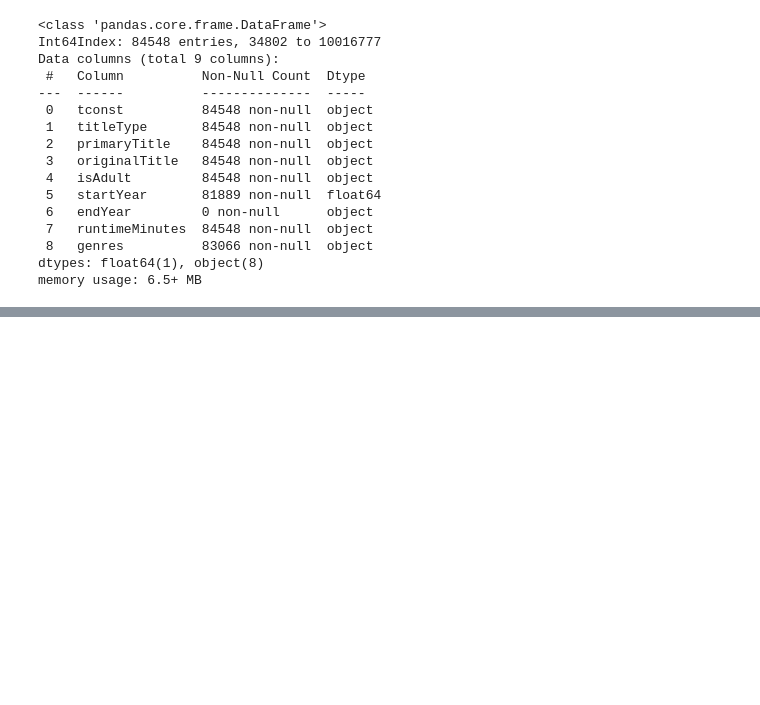
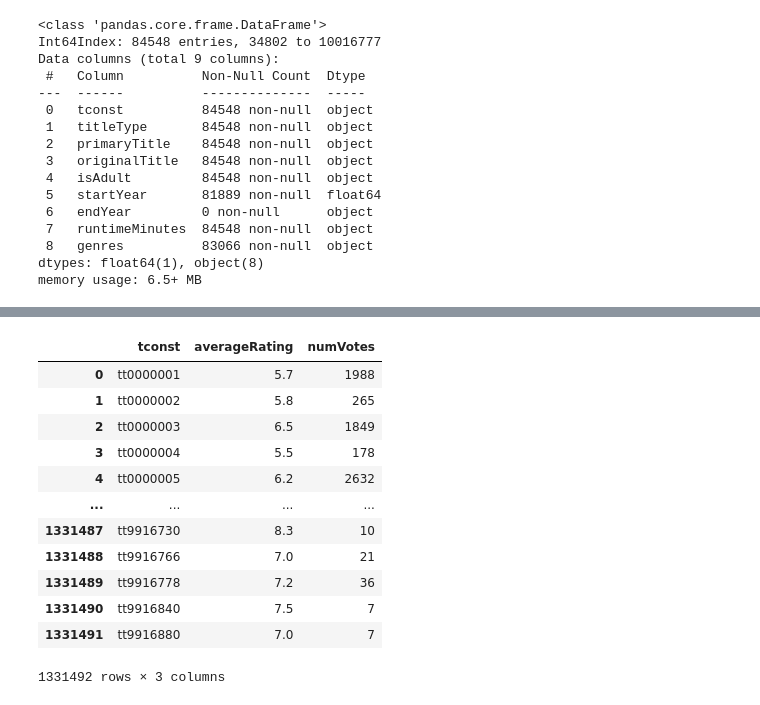
Before and after one commit to donmarcolaureano/Movie-Database, a Jupyter notebook: Movie-Database_Notebook.ipynb, the cells around one changed output, grey strips where cells are left out. Saved outputs shown, nothing was run; the diff lists cells and outputs as text; code cells hidden in the pictures; blank space fills up the shorter version.

Commit message:
Update movie database notebook and export CSVs for ratings and preprocessed movie data

```diff
--- a/Movie-Database_Notebook.ipynb
+++ b/Movie-Database_Notebook.ipynb
@@ -338,3 +338,20 @@ basics.head()
 | 86793 | tt0088751 | movie | The Naked Monster | The Naked Monster | 0 | 2005.0 | NaN | 100 | Comedy,Horror,Sci-Fi |
 # %%
 basics.to_csv('preprocessed_movie_data.csv')
+# %%
+ratings = pd.read_csv('/Users/marcolaureano2/Documents/GitHub/Movie-Database/Data/TitleRatings.tsv', sep='\t', low_memory=False)
+ratings
+# %% [output]
+|  | tconst | averageRating | numVotes |
+| 0 | tt0000001 | 5.7 | 1988 |
+| 1 | tt0000002 | 5.8 | 265 |
+| 2 | tt0000003 | 6.5 | 1849 |
+| 3 | tt0000004 | 5.5 | 178 |
+| 4 | tt0000005 | 6.2 | 2632 |
+| ... | ... | ... | ... |
+| 1331487 | tt9916730 | 8.3 | 10 |
+| 1331488 | tt9916766 | 7.0 | 21 |
+| 1331489 | tt9916778 | 7.2 | 36 |
+| 1331490 | tt9916840 | 7.5 | 7 |
+| 1331491 | tt9916880 | 7.0 | 7 |
+1331492 rows × 3 columns
```
Also changed, not shown: parts of 7 cells of this notebook, 3 other files.
